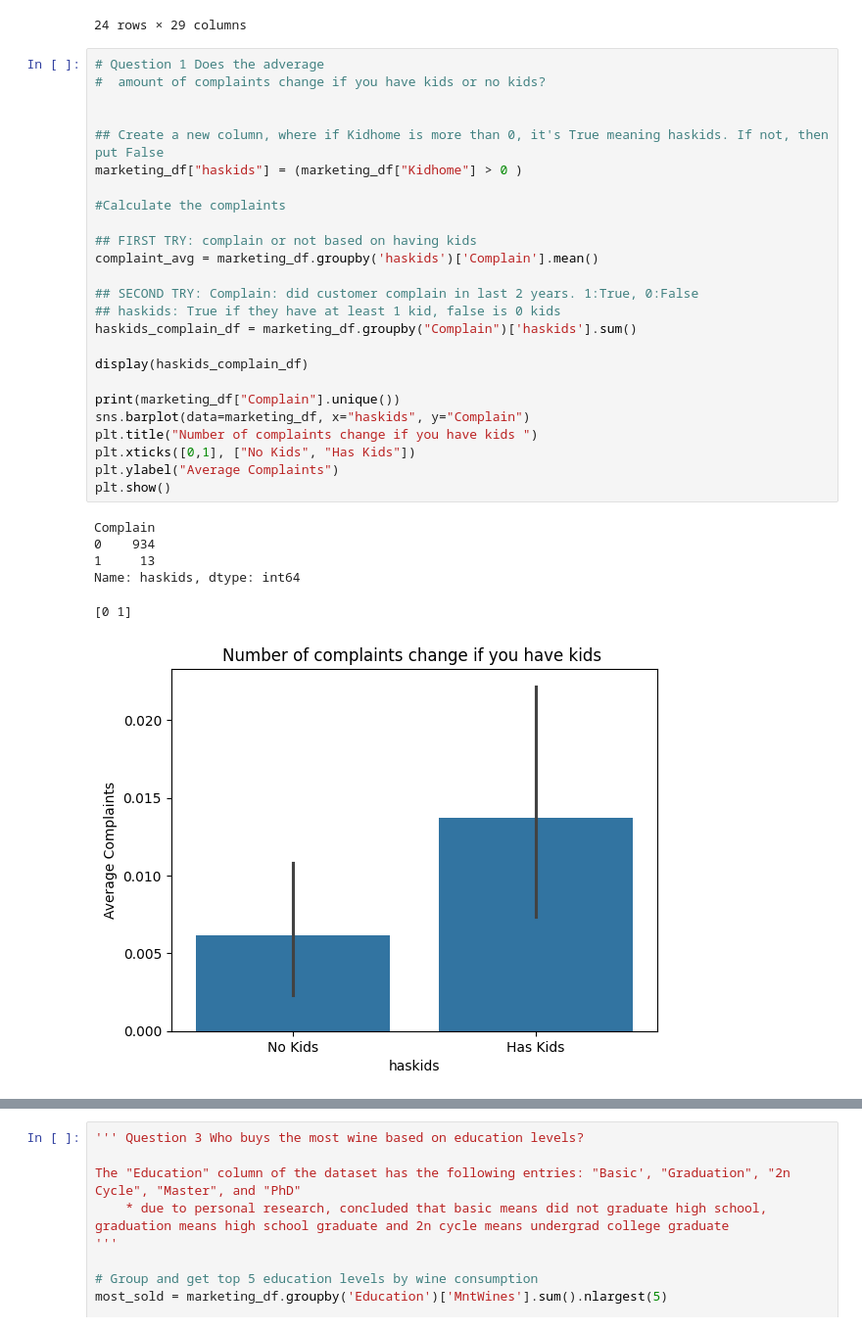
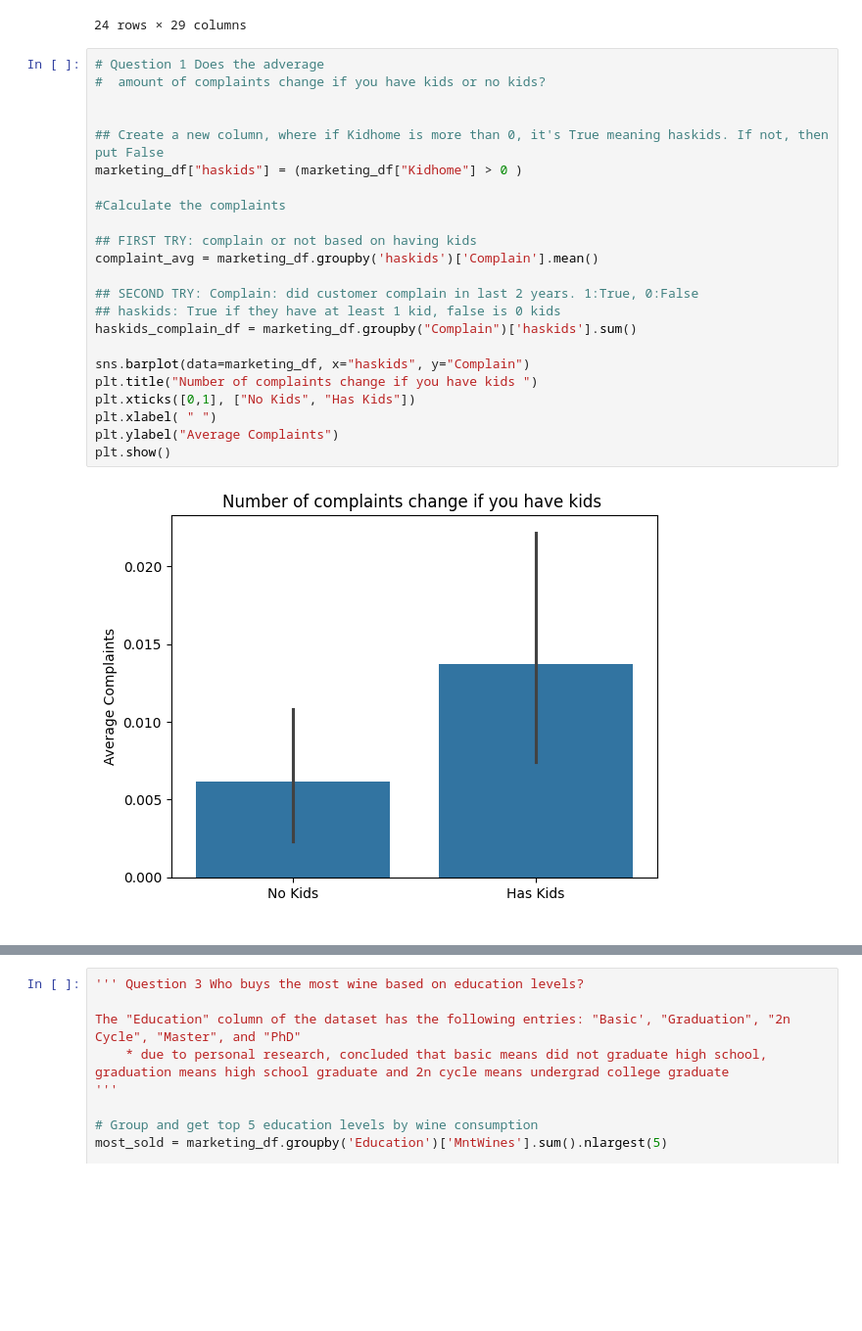
Before and after one commit to yh-2025/async-final-project-teal-Yuki, a Jupyter notebook: final_project_example.ipynb, the cells around one changed output, grey strips where cells are left out. Shown at 98% size. Drawn from its saved outputs; the diff is of its cells as text; blank space fills up the shorter version.

```diff
--- a/final_project_example.ipynb
+++ b/final_project_example.ipynb
@@ -61,35 +61,28 @@ memory usage: 507.6+ KB
 # %%
 # Question 1 Does the adverage
 #  amount of complaints change if you have kids or no kids?
 
 
 ## Create a new column, where if Kidhome is more than 0, it's True meaning haskids. If not, then put False
 marketing_df["haskids"] = (marketing_df["Kidhome"] > 0 )
 
 #Calculate the complaints
 
 ## FIRST TRY: complain or not based on having kids
 complaint_avg = marketing_df.groupby('haskids')['Complain'].mean()
 
 ## SECOND TRY: Complain: did customer complain in last 2 years. 1:True, 0:False
 ## haskids: True if they have at least 1 kid, false is 0 kids
 haskids_complain_df = marketing_df.groupby("Complain")['haskids'].sum()
 
-display(haskids_complain_df)
-
-print(marketing_df["Complain"].unique())
 sns.barplot(data=marketing_df, x="haskids", y="Complain")
 plt.title("Number of complaints change if you have kids ")
 plt.xticks([0,1], ["No Kids", "Has Kids"])
+plt.xlabel( " ")
 plt.ylabel("Average Complaints")
 plt.show()
 # %% [output]
-Complain
-0    934
-1     13
-Name: haskids, dtype: int64
-[0 1]
-[figure, old version]
+[figure, new version]
 # %%
 #Question 2 Which campaign out of the 5 did the most people purchase from?
 
```
Also changed, not shown: parts of 5 cells of this notebook.
